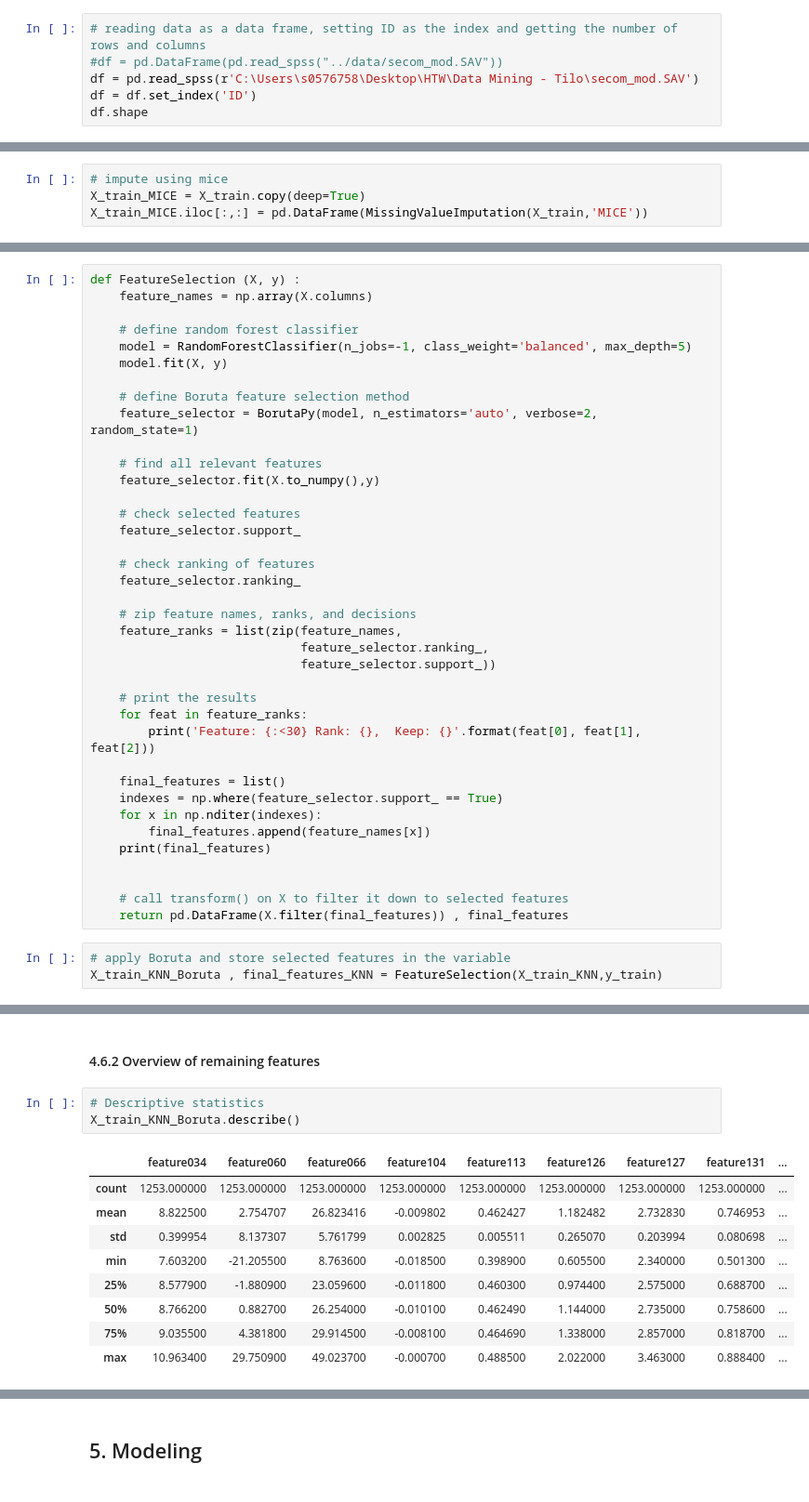
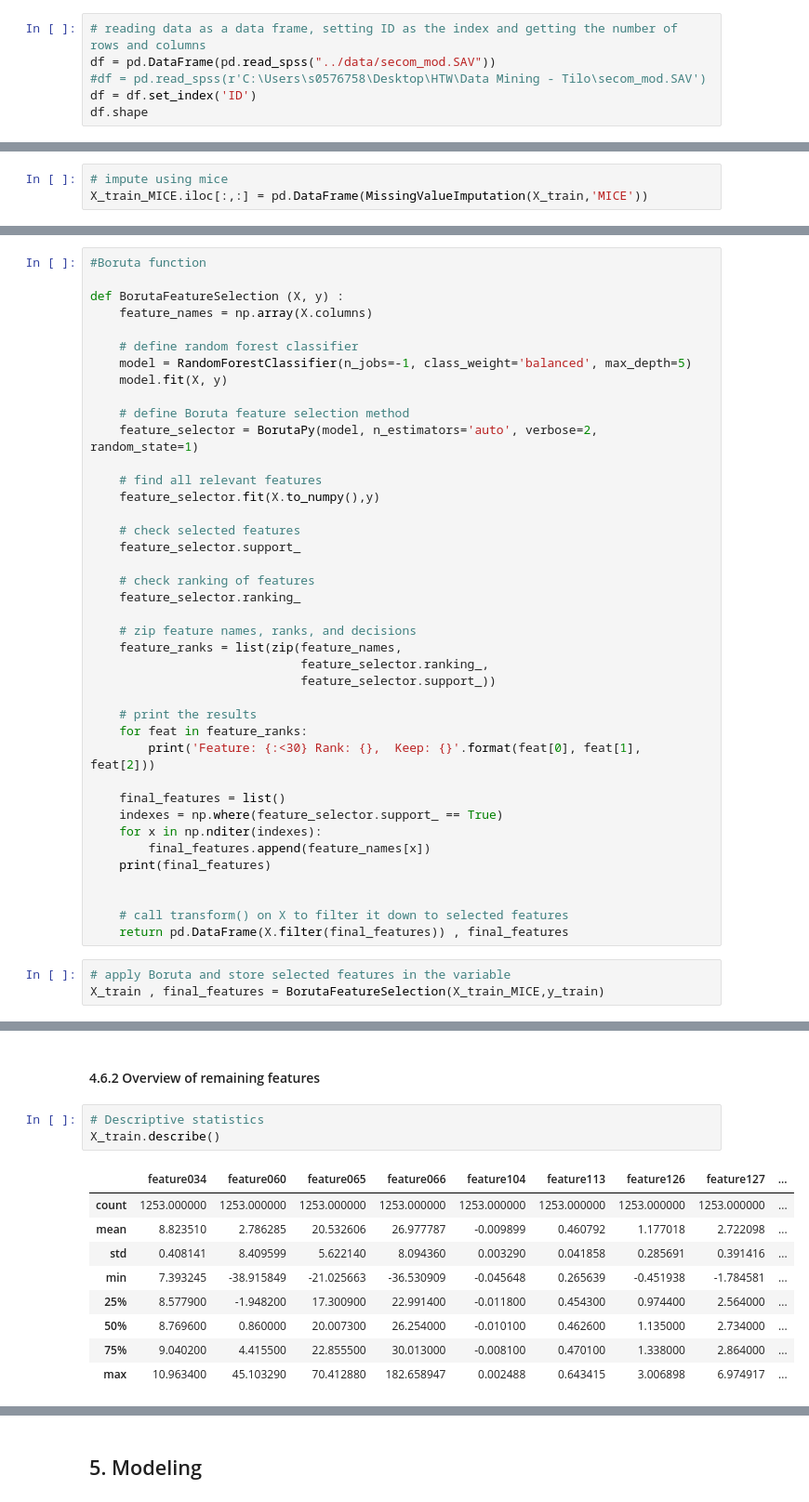
Before and after one commit to Landschy/datamining-htw, a Jupyter notebook: scripts/Presentation2final.ipynb, the cells around one changed output, grey strips where cells are left out. Shown at 93% size. Drawn from its saved outputs; the diff is of its cells as text.

```diff
--- a/scripts/Presentation2final.ipynb
+++ b/scripts/Presentation2final.ipynb
@@ -125,8 +159,8 @@ from collections import Counter # To save the counted values as dict keys
 ## 1. Read Data
 # %%
 # reading data as a data frame, setting ID as the index and getting the number of rows and columns
-#df = pd.DataFrame(pd.read_spss("../data/secom_mod.SAV"))
-df = pd.read_spss(r'C:\Users\s0576758\Desktop\HTW\Data Mining - Tilo\secom_mod.SAV')
+df = pd.DataFrame(pd.read_spss("../data/secom_mod.SAV"))
+#df = pd.read_spss(r'C:\Users\s0576758\Desktop\HTW\Data Mining - Tilo\secom_mod.SAV')
 df = df.set_index('ID')
 df.shape
 # %% [output]
@@ -585,6 +636,5 @@ X_train_KNN.isna().sum().sum()
 #### 4.4.2. MICE
 # %%
 # impute using mice
-X_train_MICE = X_train.copy(deep=True)
 X_train_MICE.iloc[:,:] = pd.DataFrame(MissingValueImputation(X_train,'MICE'))
 # %%
@@ -697,5 +739,7 @@ sns.scatterplot(data = tsne_features , x='x' , y='y', hue= X_tsne['class'], lege
 # %%
-def FeatureSelection (X, y) :
+#Boruta function
+
+def BorutaFeatureSelection (X, y) :
     feature_names = np.array(X.columns)
 
     # define random forest classifier
@@ -734,5 +778,5 @@ def FeatureSelection (X, y) :
     return pd.DataFrame(X.filter(final_features)) , final_features
 # %%
 # apply Boruta and store selected features in the variable
-X_train_KNN_Boruta , final_features_KNN = FeatureSelection(X_train_KNN,y_train)
+X_train , final_features = BorutaFeatureSelection(X_train_MICE,y_train)
 # %% [output]
@@ -757,16 +801,16 @@ Feature: feature590                     Rank: 268,  Keep: False
 #### 4.6.2 Overview of remaining features
 # %%
 # Descriptive statistics
-X_train_KNN_Boruta.describe()
+X_train.describe()
 # %% [output]
-|  | feature034 | feature060 | feature066 | feature104 | feature113 | feature126 | feature127 | feature131 | ... |
+|  | feature034 | feature060 | feature065 | feature066 | feature104 | feature113 | feature126 | feature127 | ... |
 | count | 1253.000000 | 1253.000000 | 1253.000000 | 1253.000000 | 1253.000000 | 1253.000000 | 1253.000000 | 1253.000000 | ... |
-| mean | 8.822500 | 2.754707 | 26.823416 | -0.009802 | 0.462427 | 1.182482 | 2.732830 | 0.746953 | ... |
-| std | 0.399954 | 8.137307 | 5.761799 | 0.002825 | 0.005511 | 0.265070 | 0.203994 | 0.080698 | ... |
-| min | 7.603200 | -21.205500 | 8.763600 | -0.018500 | 0.398900 | 0.605500 | 2.340000 | 0.501300 | ... |
-| 25% | 8.577900 | -1.880900 | 23.059600 | -0.011800 | 0.460300 | 0.974400 | 2.575000 | 0.688700 | ... |
-| 50% | 8.766200 | 0.882700 | 26.254000 | -0.010100 | 0.462490 | 1.144000 | 2.735000 | 0.758600 | ... |
-| 75% | 9.035500 | 4.381800 | 29.914500 | -0.008100 | 0.464690 | 1.338000 | 2.857000 | 0.818700 | ... |
-| max | 10.963400 | 29.750900 | 49.023700 | -0.000700 | 0.488500 | 2.022000 | 3.463000 | 0.888400 | ... |
+| mean | 8.823510 | 2.786285 | 20.532606 | 26.977787 | -0.009899 | 0.460792 | 1.177018 | 2.722098 | ... |
+| std | 0.408141 | 8.409599 | 5.622140 | 8.094360 | 0.003290 | 0.041858 | 0.285691 | 0.391416 | ... |
+| min | 7.393245 | -38.915849 | -21.025663 | -36.530909 | -0.045648 | 0.265639 | -0.451938 | -1.784581 | ... |
+| 25% | 8.577900 | -1.948200 | 17.300900 | 22.991400 | -0.011800 | 0.454300 | 0.974400 | 2.564000 | ... |
+| 50% | 8.769600 | 0.860000 | 20.007300 | 26.254000 | -0.010100 | 0.462600 | 1.135000 | 2.734000 | ... |
+| 75% | 9.040200 | 4.415500 | 22.855500 | 30.013000 | -0.008100 | 0.470100 | 1.338000 | 2.864000 | ... |
+| max | 10.963400 | 45.103290 | 70.412880 | 182.658947 | 0.002488 | 0.643415 | 3.006898 | 6.974917 | ... |
 # %%
 #datatype and shape
```
Also changed, not shown: parts of 44 cells of this notebook.
